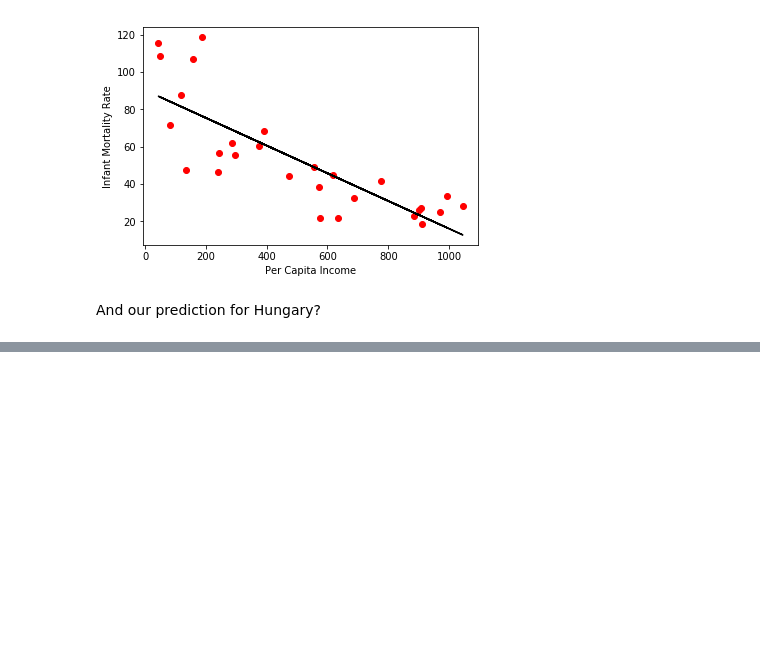
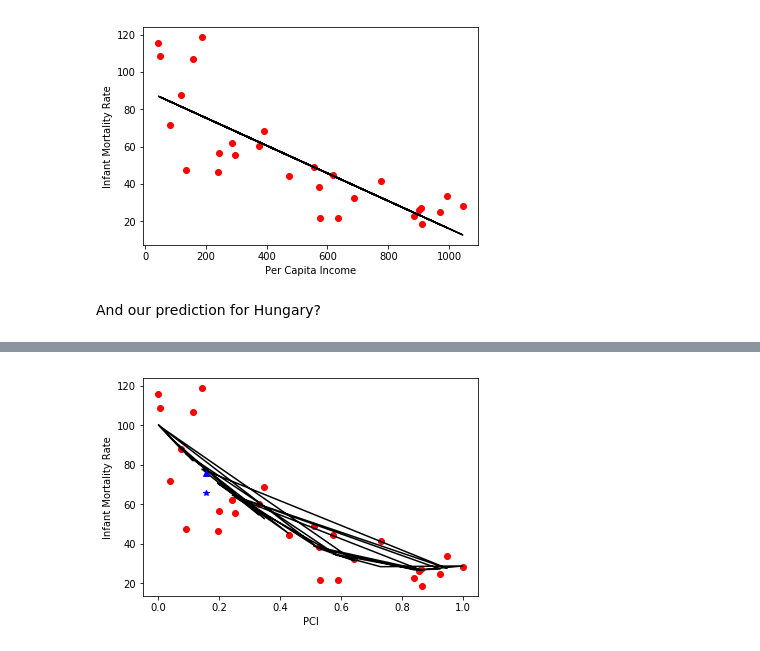
Before and after one commit to UMT-CS447-547-Fall-2018/Lecture_Notes, a Jupyter notebook: 11_linear_regression.ipynb, the cells around one changed output, grey strips where cells are left out. Drawn from its saved outputs; the diff is of its cells as text; code cells hidden in the pictures; blank space fills up the shorter version.

```diff
--- a/11_linear_regression.ipynb
+++ b/11_linear_regression.ipynb
@@ -11,7 +11,7 @@ mpl.rcParams['figure.figsize'] = [12,8]
 # %% [markdown]
 The data is in a text format with spaces as delimiters.  Pandas has a nice parsing utility that we can use to read the file
 # %%
-data = pd.read_csv('birthrate.dat',header=0,sep=r"\s{2,}",engine='python',index_col=0)
+data = pd.read_csv('datasets/birthrate.dat',header=0,sep=r"\s{2,}",engine='python',index_col=0)
 test_set = data.loc['Hungary']
 data = data.drop('Hungary')
 # %% [markdown]
@@ -206,6 +159,0 @@ This matrix is also known as a Vandernonde matrix, and is common enough that num
-# %%
-# Here's rescaling to [-1,1]
-xmin = x.min()
-xmax = x.max()
-x = 2*(x - xmin)/(xmax-xmin) - 1
-x_test = 2*(test_set['PCI'] - xmin)/(xmax-xmin) - 1
@@ -471,7 +159,0 @@ As I mentioned above, the linear in linear regression comes from the ability to
-# %%
-N_data = 41
-x = np.linspace(-2,2,N_data)
-xhat = np.linspace(-2,2,501)
-y = x - np.floor(x) + np.random.randn(N_data)*0.1
-plt.plot(x,y,'k.')
-plt.show()
@@ -481,0 +220,28 @@ The nice thing about design matrices is that their columns are the basis functio
+# %%
+xmin = x.min()
+xmax = x.max()
+
+x_test = (test_set['PCI'] - xmin)/(xmax - xmin)
+x = (x - xmin)/(xmax-xmin)
+# %%
+import numpy as np
+# Generate a Vandermonde matrix
+degree = 2
+
+X = np.vander(x,degree+1,increasing=True)
+W = np.linalg.solve(np.dot(X.T,X),np.dot(X.T,y))
+
+y_pred = np.dot(X,W)
+
+X_test= np.vander([x_test],degree+1,increasing=True)
+y_test = np.dot(X_test,W)
+
+plt.plot(x,y,'ro')
+plt.plot(x,y_pred,'k-')
+plt.plot(x_test,test_set['Infant Mortality'],'b*')
+plt.plot(x_test,y_test,'b^')
+plt.xlabel('PCI')
+plt.ylabel('Infant Mortality Rate')
+plt.show()
+# %% [output]
+[figure, added]
```
Also changed, not shown: parts of 57 cells of this notebook.
